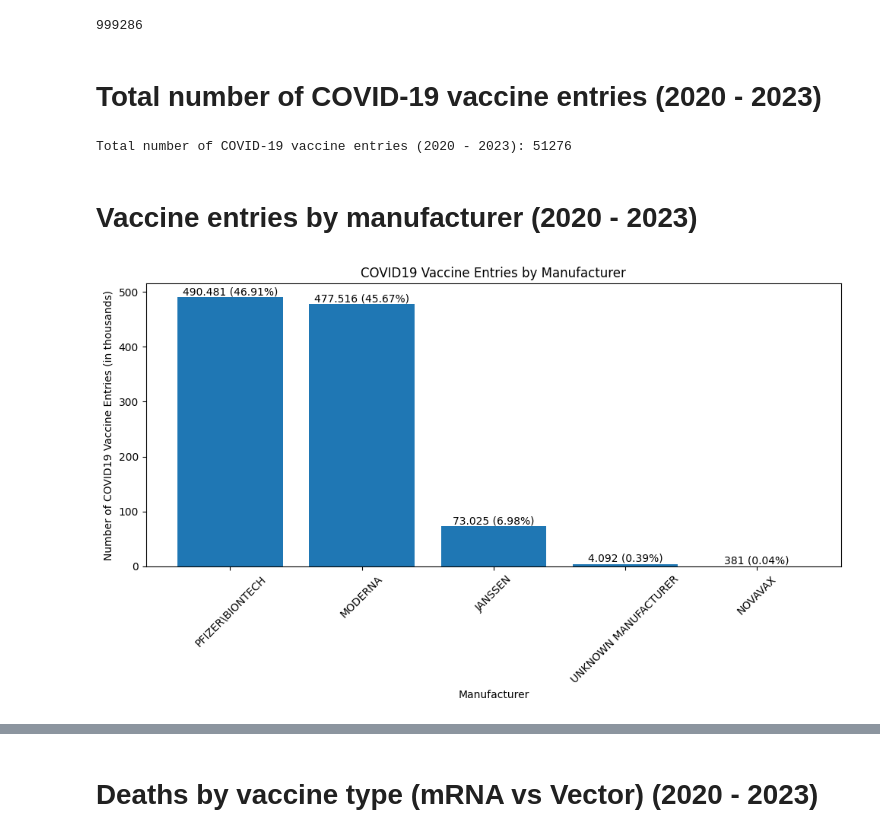
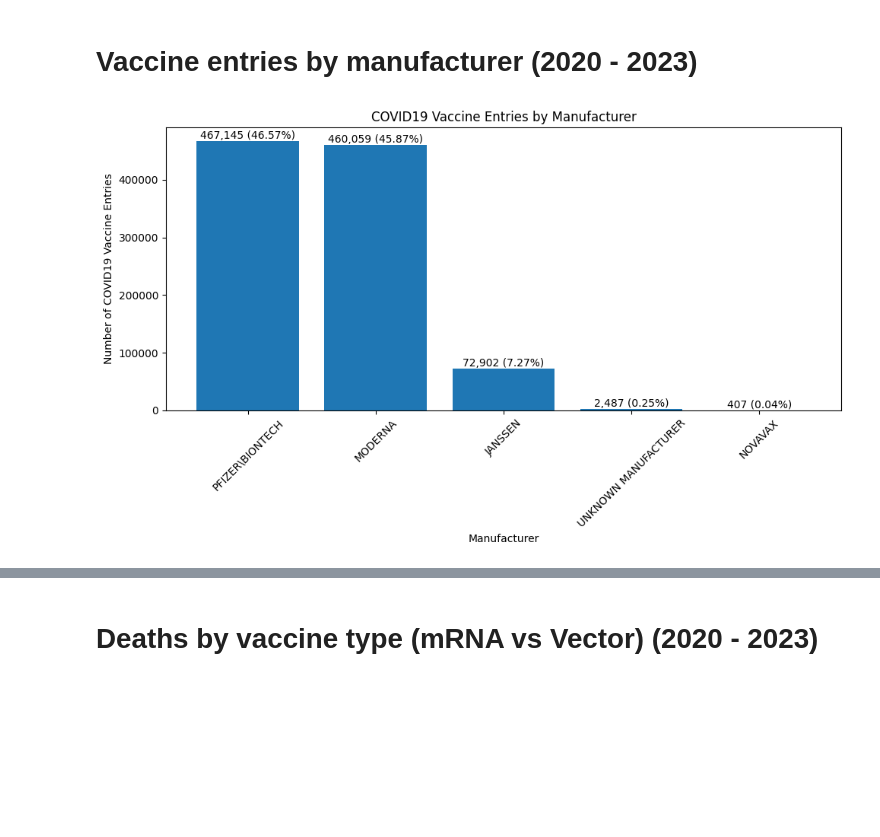
Before and after one commit to ZaNioxX/Masterarbeit, a Jupyter notebook: Data_Exploration/covid_vaccinations.ipynb, the cells around one changed output, grey strips where cells are left out. Cells and saved outputs as stored; diff of their text form; code cells hidden in the pictures; blank space fills up the shorter version.

Commit message:
converted symptoms and entries per year to MongoDB data

```diff
--- a/Data_Exploration/covid_vaccinations.ipynb
+++ b/Data_Exploration/covid_vaccinations.ipynb
@@ -1,3 +3,11 @@
+# %%
+from pymongo import MongoClient
+from collections import Counter
+
+# Connect to your MongoDB instance
+client = MongoClient('mongodb://localhost:27017/')
+db = client['vaers']  # Replace 'your_database' with your actual database name
+collection = db['reports']  # Replace 'your_collection' with your actual collection name
 # %%
 import numpy as np
 # Define function to categorize age
@@ -56,77 +29,52 @@ Total unique COVID-19 VAERS_IDs: 999286
-# %%
-len(unique_vaers_ids)
-# %% [output]
-999286
-# %% [markdown]
-# Total number of COVID-19 vaccine entries (2020 - 2023)
-# %%
-import pandas as pd
-
-total_covid_entries = 0
-
-for year in range(2022, 2023):
-    try:
-        vaers_vax_path = f"/Users/sep/Documents/HAW/Masterarbeit/Daten.nosync/{year}VAERSVAX.csv"
-        vaers_vax_data = pd.read_csv(vaers_vax_path, encoding="Iso-8859-1", low_memory=False)
-
-        # Count entries for COVID-19 vaccines
-        covid_entries_count = len(vaers_vax_data[~vaers_vax_data['VAX_TYPE'].str.contains('COVID19')])
-        total_covid_entries += covid_entries_count
-    except Exception as e:
-        print(f"An error occurred for year {year}: {e}")
-
-print(f"Total number of COVID-19 vaccine entries (2020 - 2023): {total_covid_entries}")
-# %% [output]
-Total number of COVID-19 vaccine entries (2020 - 2023): 51276
 # %% [markdown]
 # Vaccine entries by manufacturer (2020 - 2023)
 # %%
 import pandas as pd
 import matplotlib.pyplot as plt
 
 # Initialize a dictionary to store counts of COVID19 vaccines by manufacturer
 covid_vax_counts = {}
 
-for year in range(2020, 2024):
-    try:
-        filename = f"/Users/sep/Documents/HAW/Masterarbeit/Daten.nosync/{year}VAERSVAX.csv"  # Update the path
-        data = pd.read_csv(filename, encoding="Iso-8859-1", low_memory=False)
-        # Filter for COVID19 vaccines
-        covid_data = data[data['VAX_TYPE'].str.contains('COVID19')]
-        # remove duplicates where vaers id and vax lot is the same
-        covid_data = covid_data.drop_duplicates(subset=['VAERS_ID', 'VAX_LOT'])
-        # Count by manufacturer
-        for manufacturer in covid_data['VAX_MANU'].unique():
-            covid_vax_counts[manufacturer] = covid_vax_counts.get(manufacturer, 0) + len(covid_data[covid_data['VAX_MANU'] == manufacturer])
-    except Exception as e:
-        print(f"An error occurred for year {year}: {e}")
+# Query MongoDB for documents containing COVID19 vaccine data
+query = {"vax_data.VAX_TYPE": {"$regex": "COVID19", "$options": "i"}}
+projection = {"vax_data.$": 1}
+documents_cursor = collection.find(query, projection)
 
-# Sort the dictionary by counts in increasing order
+# Count COVID19 vaccine entries by manufacturer
+total_entries = 0
+for document in documents_cursor:
+    covid_vax_entry = None
+    # Iterate through vaccine entries in reverse order to find the last COVID-19 vaccine
+    for entry in reversed(document.get("vax_data", [])):
+        if "VAX_MANU" in entry and "VAX_TYPE" in entry and "COVID19" in entry["VAX_TYPE"].upper():
+            covid_vax_entry = entry
+            break  # Stop iterating once the last COVID-19 vaccine entry is found
+    if covid_vax_entry:
+        manufacturer = covid_vax_entry["VAX_MANU"]
+        covid_vax_counts[manufacturer] = covid_vax_counts.get(manufacturer, 0) + 1
+        total_entries += 1
+
+# Sort the dictionary by counts in decreasing order
 sorted_covid_vax_counts = dict(sorted(covid_vax_counts.items(), key=lambda item: item[1], reverse=True))
 
 # Plotting the data
 plt.figure(figsize=(10, 6))
 bars = plt.bar(sorted_covid_vax_counts.keys(), sorted_covid_vax_counts.values())
 
 plt.xlabel('Manufacturer')
-plt.ylabel('Number of COVID19 Vaccine Entries (in thousands)')
+plt.ylabel('Number of COVID19 Vaccine Entries')
 plt.title('COVID19 Vaccine Entries by Manufacturer')
 plt.xticks(rotation=45)
 
-# Format y-axis in thousands with a dot
-plt.gca().yaxis.set_major_formatter(plt.FuncFormatter(lambda x, _: f'{int(x/1000):,}'.replace(',', '.')))
-
 # Annotate each bar with its value and percentage
-total_entries = sum(sorted_covid_vax_counts.values())
 for bar in bars:
     height = bar.get_height()
-    absolute_label = f'{height:,}'.replace(',', '.')  # Get the integer value for the label
     percentage = (height / total_entries) * 100
-    plt.text(bar.get_x() + bar.get_width() / 2, height, f'{absolute_label} ({percentage:.2f}%)',
+    plt.text(bar.get_x() + bar.get_width() / 2, height, f'{int(height):,} ({percentage:.2f}%)',
              ha='center', va='bottom')
 
 plt.tight_layout()
 plt.savefig('/Users/sep/PycharmProjects/Masterarbeit/Plots/Data_Exploration/Covid_Vaccinations/Entries_by_Manufacturer.png')
 plt.show()
 # %% [output]
-[figure, old version]
+[figure, new version]
```
Also changed, not shown: parts of 38 cells of this notebook, 22 other files.
